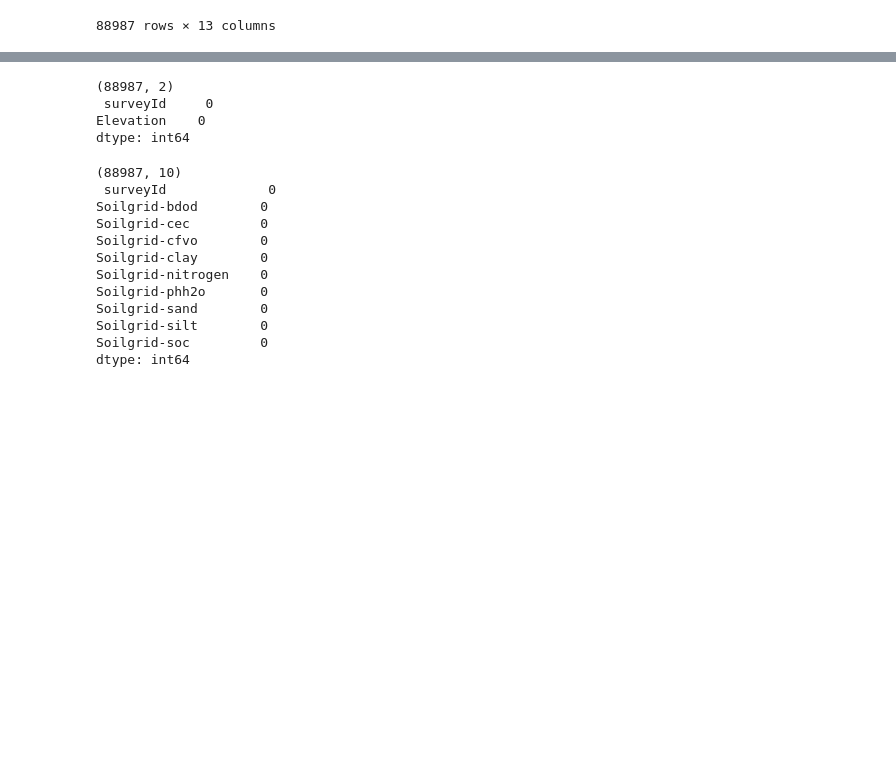
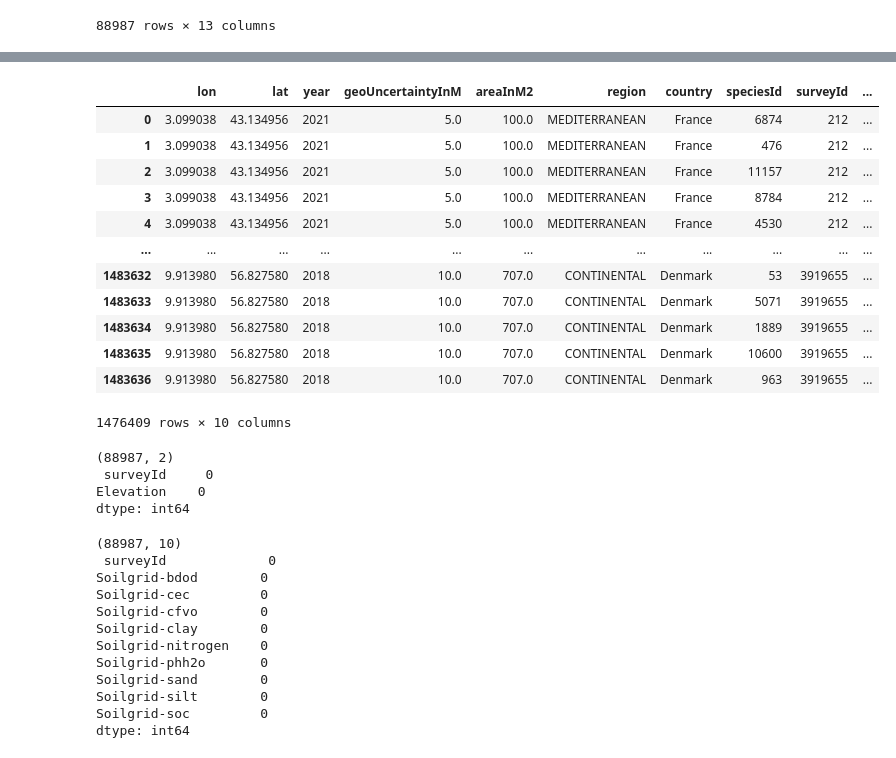
Before and after one commit to gtikhonov/geolifeclef, a Jupyter notebook: prithvi/exploration.ipynb, the cells around one changed output, grey strips where cells are left out. Cells and saved outputs as stored; diff of their text form; code cells hidden in the pictures; blank space fills up the shorter version.

```diff
--- a/prithvi/exploration.ipynb
+++ b/prithvi/exploration.ipynb
@@ -48,0 +209,2 @@ train_metadata
+# %%
+train_metadata["speciesIdNew"] = sp_categorical.categories[sp_categorical.codes]
@@ -49,3 +215,19 @@ train_metadata
+# %%
+train_metadata
+# %% [output]
+|  | lon | lat | year | geoUncertaintyInM | areaInM2 | region | country | speciesId | surveyId | ... |
+| 0 | 3.099038 | 43.134956 | 2021 | 5.0 | 100.0 | MEDITERRANEAN | France | 6874 | 212 | ... |
+| 1 | 3.099038 | 43.134956 | 2021 | 5.0 | 100.0 | MEDITERRANEAN | France | 476 | 212 | ... |
+| 2 | 3.099038 | 43.134956 | 2021 | 5.0 | 100.0 | MEDITERRANEAN | France | 11157 | 212 | ... |
+| 3 | 3.099038 | 43.134956 | 2021 | 5.0 | 100.0 | MEDITERRANEAN | France | 8784 | 212 | ... |
+| 4 | 3.099038 | 43.134956 | 2021 | 5.0 | 100.0 | MEDITERRANEAN | France | 4530 | 212 | ... |
+| ... | ... | ... | ... | ... | ... | ... | ... | ... | ... | ... |
+| 1483632 | 9.913980 | 56.827580 | 2018 | 10.0 | 707.0 | CONTINENTAL | Denmark | 53 | 3919655 | ... |
+| 1483633 | 9.913980 | 56.827580 | 2018 | 10.0 | 707.0 | CONTINENTAL | Denmark | 5071 | 3919655 | ... |
+| 1483634 | 9.913980 | 56.827580 | 2018 | 10.0 | 707.0 | CONTINENTAL | Denmark | 1889 | 3919655 | ... |
+| 1483635 | 9.913980 | 56.827580 | 2018 | 10.0 | 707.0 | CONTINENTAL | Denmark | 10600 | 3919655 | ... |
+| 1483636 | 9.913980 | 56.827580 | 2018 | 10.0 | 707.0 | CONTINENTAL | Denmark | 963 | 3919655 | ... |
+1476409 rows × 10 columns
 # %%
 train_elevation = pd.read_csv(os.path.join(path_data, "EnvironmentalValues", "Elevation", "GLC25-PA-train-elevation.csv"))
 train_elevation['Elevation'].fillna((train_elevation['Elevation'].mean()), inplace=True)
```
Also changed, not shown: parts of 14 cells of this notebook, 1 other file.
